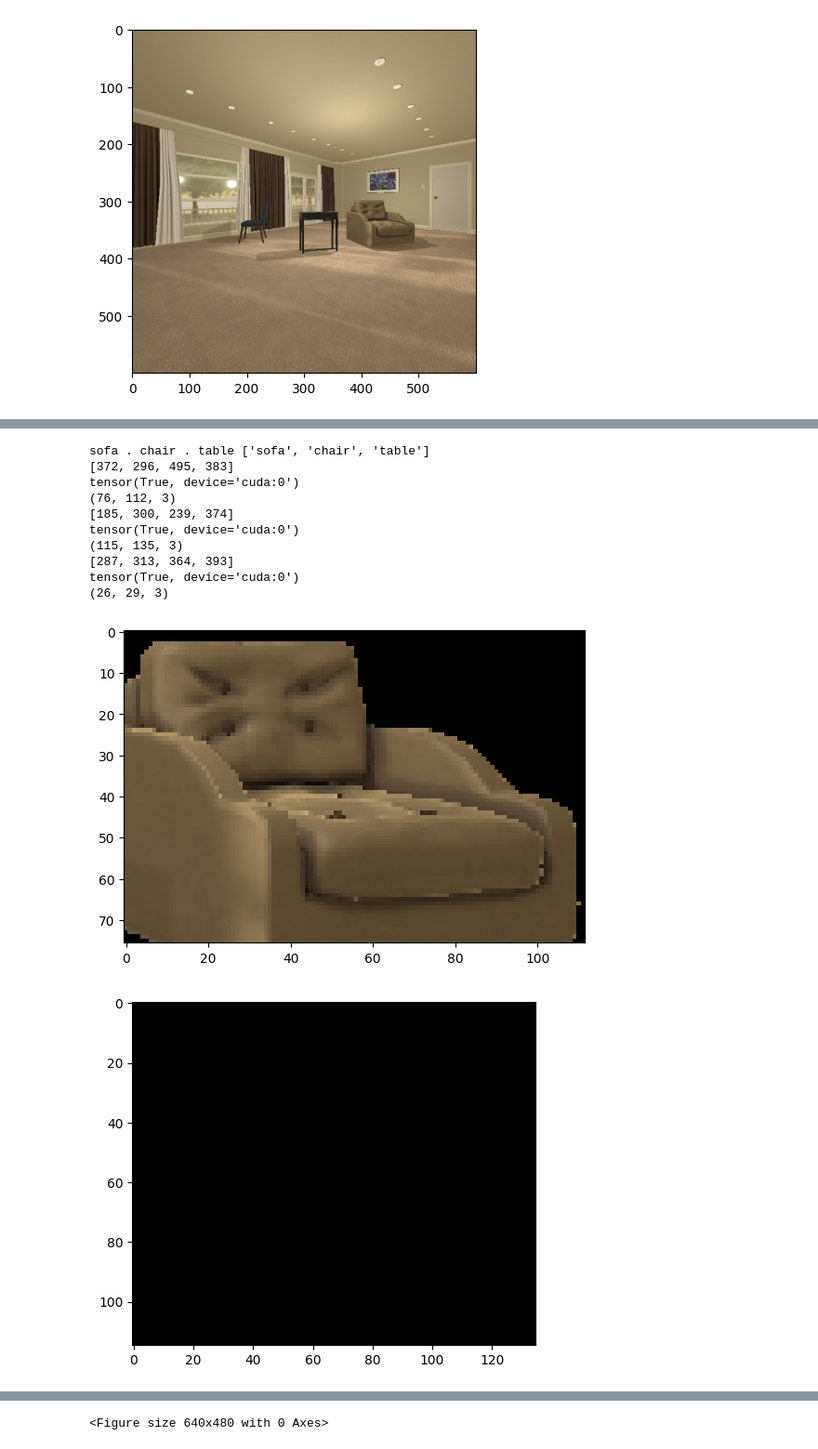
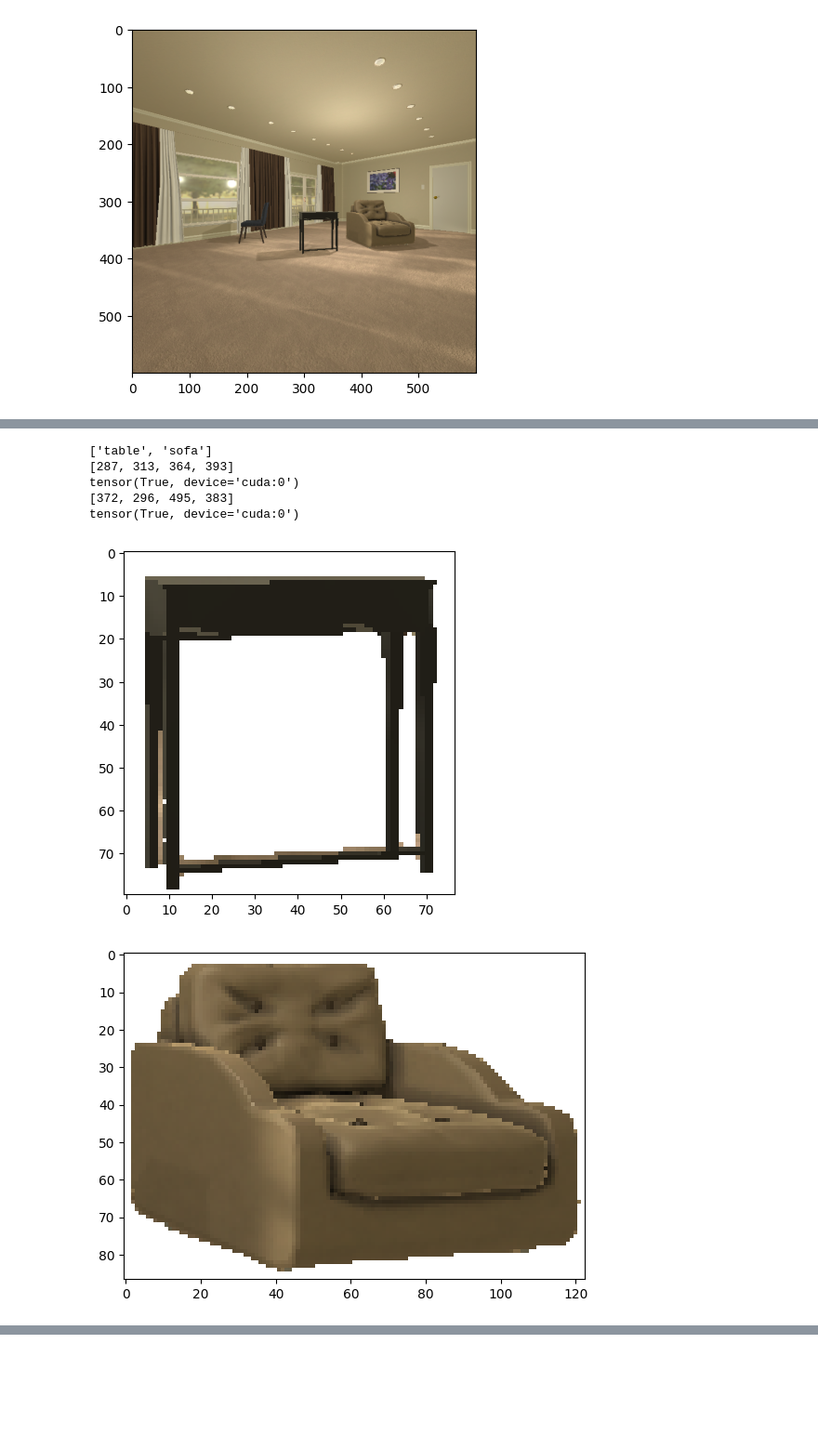
Before and after one commit to aneeshc12/Change_detection, a Jupyter notebook: localization_expt.ipynb, the cells around one changed output, grey strips where cells are left out. Shown at 93% size. Saved outputs shown, nothing was run; the diff lists cells and outputs as text; code cells hidden in the pictures; blank space fills up the shorter version.

```diff
--- a/localization_expt.ipynb
+++ b/localization_expt.ipynb
@@ -962,41 +982,38 @@ objectFinder._load_models('/scratch/aneesh/sam_vit_h_4b8939.pth')
 # %%
 from copy import deepcopy
 
 test_img_path = '/home2/aneesh.chavan/Change_detection/360_zip/view2/view2.png'
 image_source, image = load_image(test_img_path)
 Image.fromarray(image_source)
 
-bb, msk, phr = objectFinder.find(test_img_path)
+bb, msk, phr = objectFinder.find(test_img_path, caption="table . sofa")
 
 # objectFinder._show_detections(test_img_path)
 # print(bb)
 # print()
 # print(msk)
 # print()
-# print(phr)
+print(phr)
 # print()
 
 for i, k in enumerate(bb):
     mt = deepcopy(image_source)
-    mt[msk[i,0].cpu() == False] = 0
+    mt[msk[i,0].cpu() == False] = 255
     c = [int(l) for l in k]
     print(c)
     print(msk[i,0].any())
-    print(mt[min(c[1], c[0]):max(c[0], c[1]),
-             min(c[3], c[2]):max(c[2], c[3]),  :].shape)
-    plt.imshow(mt[min(c[1], c[0]):max(c[0], c[1]),
-                  min(c[3], c[2]):max(c[2], c[3]),  :])
+    # print(mt[min(c[1], c[0]):max(c[0], c[1]),
+    #          min(c[3], c[2]):max(c[2], c[3]),  :].shape)
+    plt.imshow(mt[min(c[3], c[1]):max(c[3], c[1]),
+                  min(c[2], c[0]):max(c[2], c[0]),
+                  :])
+
     plt.figure()
 # %% [output]
-sofa . chair . table ['sofa', 'chair', 'table']
+['table', 'sofa']
+[287, 313, 364, 393]
+tensor(True, device='cuda:0')
 [372, 296, 495, 383]
 tensor(True, device='cuda:0')
-(76, 112, 3)
-[185, 300, 239, 374]
-tensor(True, device='cuda:0')
-(115, 135, 3)
-[287, 313, 364, 393]
-tensor(True, device='cuda:0')
-(26, 29, 3)
-[figure, old version]
+[figure, new version]
-[figure, old version]
+[figure, new version]
@@ -1004,4 +1021,3 @@ tensor(True, device='cuda:0')
-<Figure size 640x480 with 0 Axes>
 # %%
 print(msk.shape)
 # %% [output]
```
Also changed, not shown: parts of 8 cells of this notebook.
